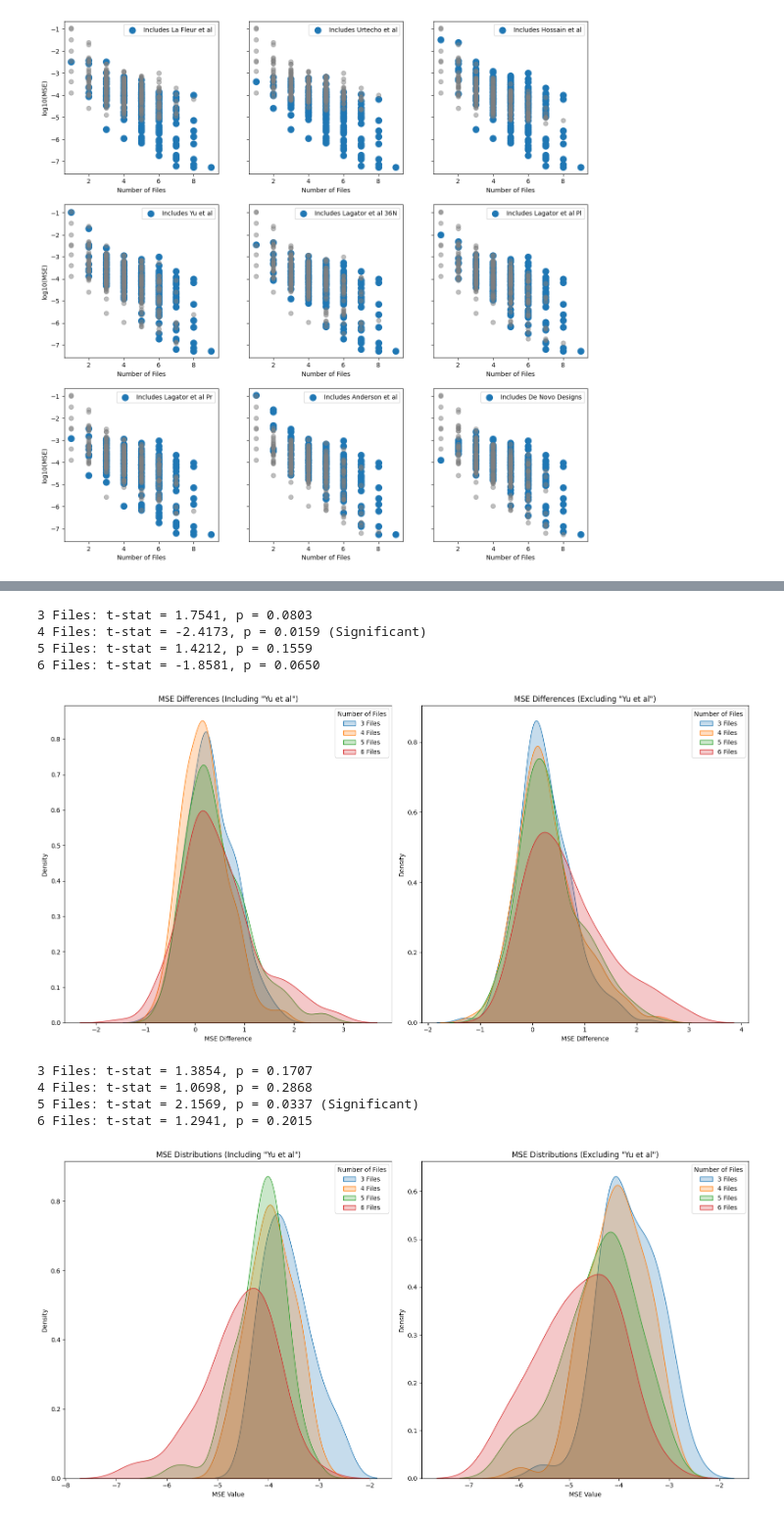
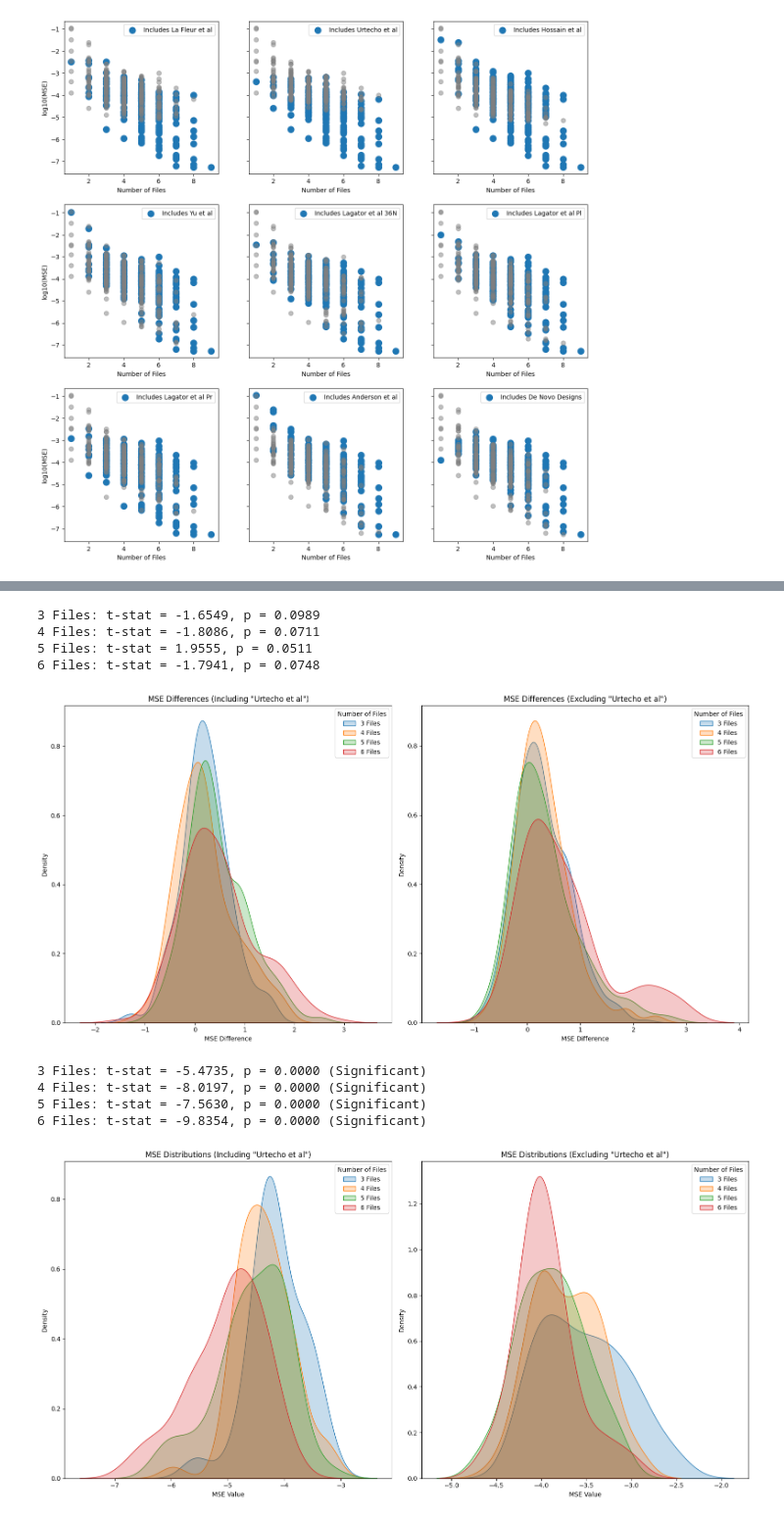
Before and after one commit to Rhys-sg/e.-coli-promoter-prediction, a Jupyter notebook: multiple_files.ipynb, the cells around one changed output, grey strips where cells are left out. Shown at 98% size. Drawn from its saved outputs; the diff is of its cells as text; code cells hidden in the pictures.

Commit message:
Simplify multiple files

```diff
--- a/multiple_files.ipynb
+++ b/multiple_files.ipynb
@@ -33,16 +20,16 @@ De Novo Designs : 0.10133105403506956
 # %%
-multiple_files_module.plot_mse_effect_with_ttest(file_mse, file_names, 'Yu et al', start_from=3, end_at=6)
+multiple_files_module.plot_mse_effect_with_ttest(file_names, data_for_plot, 'Urtecho et al', start_from=3, end_at=6)
 # %% [output]
-3 Files: t-stat = 1.7541, p = 0.0803
-4 Files: t-stat = -2.4173, p = 0.0159 (Significant)
-5 Files: t-stat = 1.4212, p = 0.1559
-6 Files: t-stat = -1.8581, p = 0.0650
+3 Files: t-stat = -1.6549, p = 0.0989
+4 Files: t-stat = -1.8086, p = 0.0711
+5 Files: t-stat = 1.9555, p = 0.0511
+6 Files: t-stat = -1.7941, p = 0.0748
-[figure, old version]
+[figure, new version]
 # %%
-multiple_files_module.plot_mse_distribution_with_ttest(file_mse, file_names, 'Yu et al', start_from=3, end_at=6)
+multiple_files_module.plot_mse_distribution_with_ttest(file_names, data_for_plot, 'Urtecho et al', start_from=3, end_at=6)
 # %% [output]
-3 Files: t-stat = 1.3854, p = 0.1707
-4 Files: t-stat = 1.0698, p = 0.2868
-5 Files: t-stat = 2.1569, p = 0.0337 (Significant)
-6 Files: t-stat = 1.2941, p = 0.2015
+3 Files: t-stat = -5.4735, p = 0.0000 (Significant)
+4 Files: t-stat = -8.0197, p = 0.0000 (Significant)
+5 Files: t-stat = -7.5630, p = 0.0000 (Significant)
+6 Files: t-stat = -9.8354, p = 0.0000 (Significant)
-[figure, old version]
+[figure, new version]
```
Also changed, not shown: parts of 3 cells of this notebook, 3 other files.
